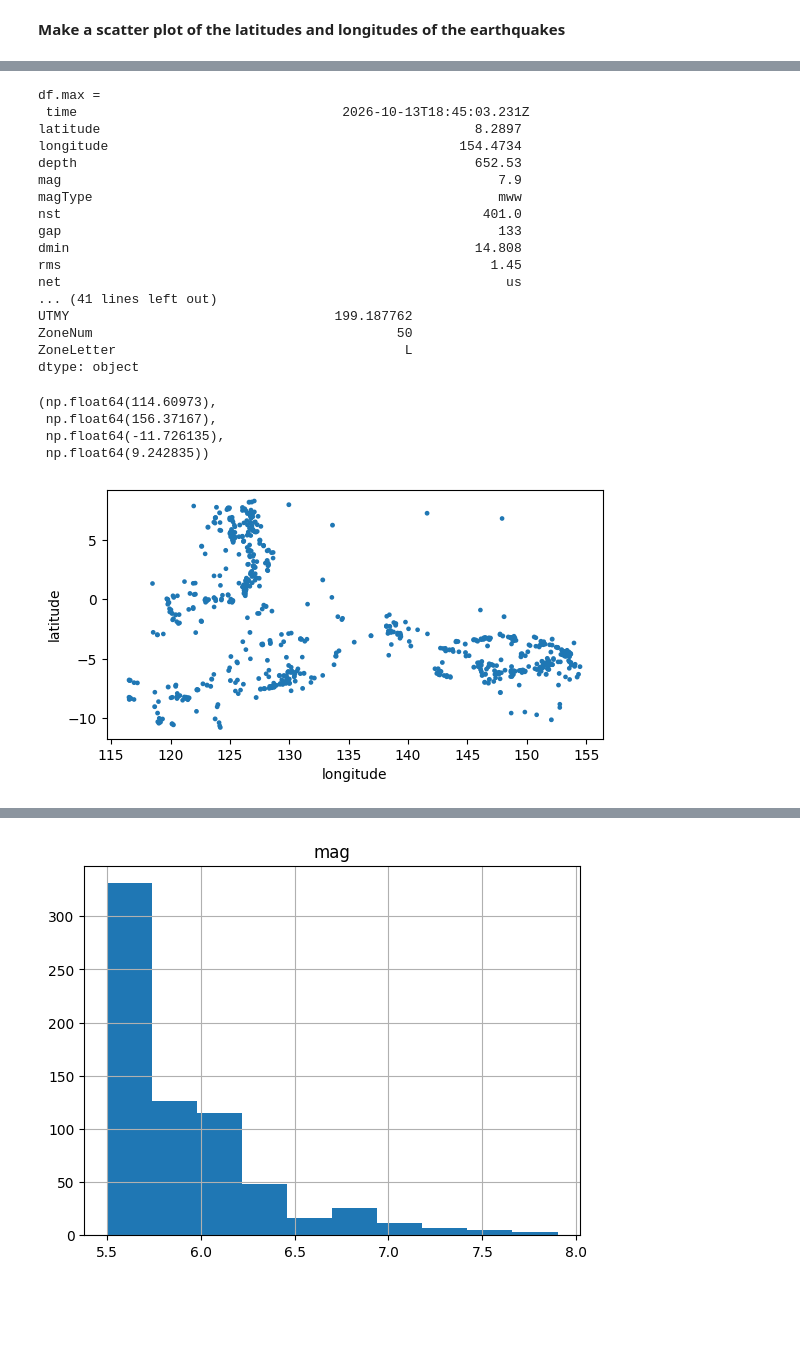
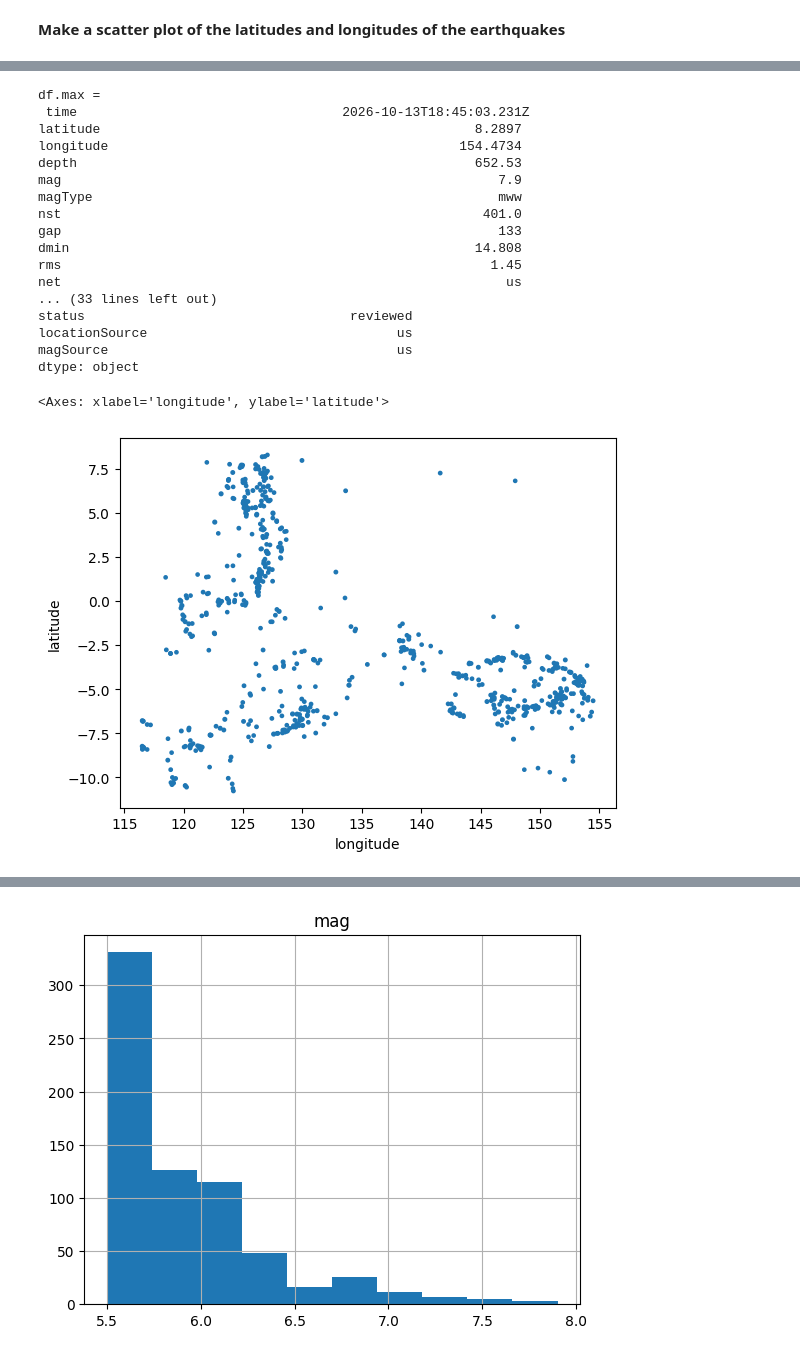
Before and after one commit to CharalapML/ColabCode, a Jupyter notebook: 3D_Earthquake_clustering1_USGSdatafromSEAsia.ipynb, the cells around one changed output, grey strips where cells are left out. Drawn from its saved outputs; the diff is of its cells as text; code cells hidden in the pictures; blank space fills up the shorter version.

```diff
--- a/3D_Earthquake_clustering1_USGSdatafromSEAsia.ipynb
+++ b/3D_Earthquake_clustering1_USGSdatafromSEAsia.ipynb
@@ -29,7 +23,7 @@ from pathlib import Path
 
 # Use the CSV bundled with the repo; fall back to the GitHub copy when the notebook is opened on its own (e.g. in Colab)
 DATA_PATH = Path('data/EarthQuakeData_SE_Asia.csv')
-DATA_URL = 'https://raw.githubusercontent.com/CharalapML/ColabCode/main/data/EarthQuakeData_SE_Asia.csv'
+DATA_URL = 'https://raw.githubusercontent.com/CharalapML/ColabCode/TestingBranch/data/EarthQuakeData_SE_Asia.csv'
 df = pd.read_csv(DATA_PATH if DATA_PATH.exists() else DATA_URL)
 # %%
 df.head(5)
@@ -85,11 +76,0 @@ display (df)
-# %%
-# Vectorized conversion using the utm library
-def convert_to_utm(row):
-    try:
-        # utm.from_latlon returns (EASTING, NORTHING, ZONE_NUMBER, ZONE_LETTER)
-        easting, northing, zonenumber, zoneletter = utm.from_latlon(row['latitude'], row['longitude'])
-        return pd.Series([easting, northing, zonenumber, zoneletter])
-    except Exception:
-        return pd.Series([None, None, None, None])
-
-df[['UTMX', 'UTMY', 'ZoneNum', 'ZoneLetter']] = df.apply(convert_to_utm, axis=1)
@@ -143,19 +123,15 @@ gap                                                        133
 dmin                                                    14.808
 rms                                                       1.45
 net                                                         us
-... (41 lines left out)
-UTMY                                  199.187762
-ZoneNum                                       50
-ZoneLetter                                     L
+... (33 lines left out)
+status                                  reviewed
+locationSource                                us
+magSource                                     us
 dtype: object
 # %%
 depth = df['depth']
 long = df['longitude']
 df.plot.scatter(x = 'longitude' , y = 'latitude', s = df['mag'])
-plt.axis('scaled')
 # %% [output]
-(np.float64(114.60973),
- np.float64(156.37167),
- np.float64(-11.726135),
- np.float64(9.242835))
+<Axes: xlabel='longitude', ylabel='latitude'>
-[figure, old version]
+[figure, new version]
```
Also changed, not shown: parts of 23 cells of this notebook, 2 other files.
